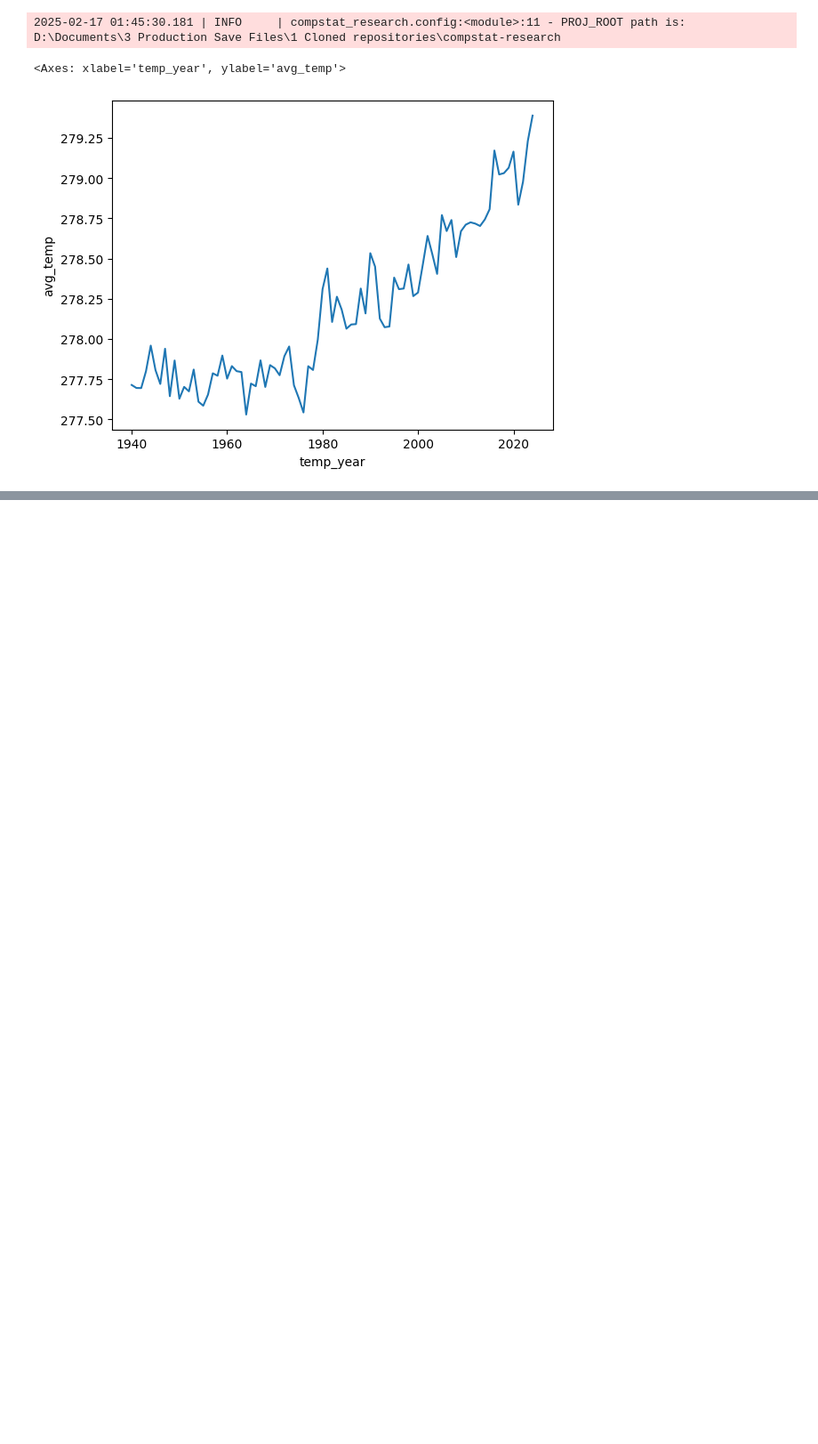
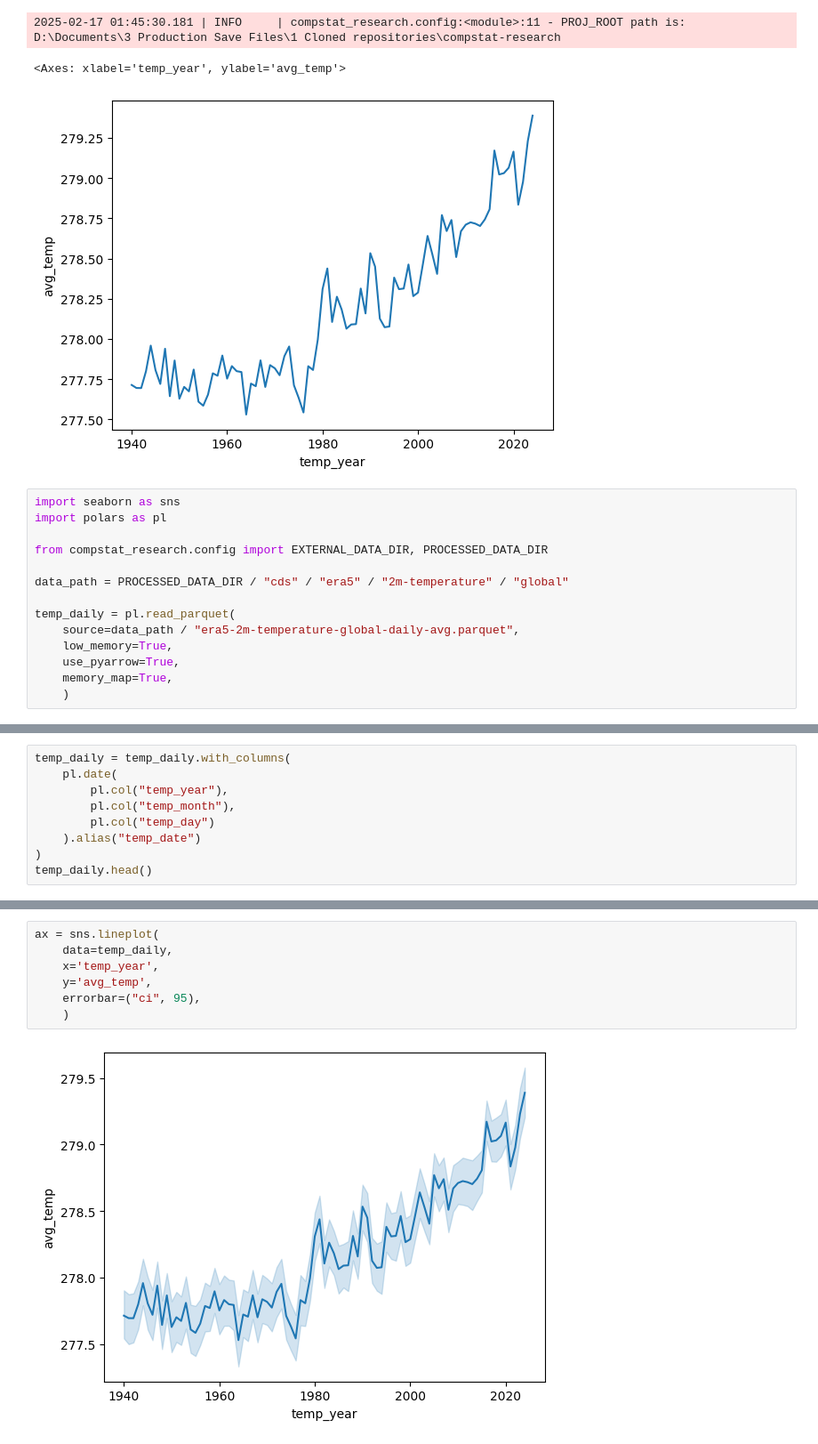
Before and after one commit to iragca/compstat-research, a Jupyter notebook: notebooks/1.1-iragca-cds-data-eda.ipynb, the cells around one changed output, grey strips where cells are left out. Shown at 89% size. Saved outputs shown, nothing was run; the diff lists cells and outputs as text; blank space fills up the shorter version.

Commit message:
data: added daily average of temperature

```diff
--- a/notebooks/1.1-iragca-cds-data-eda.ipynb
+++ b/notebooks/1.1-iragca-cds-data-eda.ipynb
@@ -115,3 +119,17 @@ sns.lineplot(data=temp_yearly, x="temp_year", y="avg_temp")
 2025-02-17 01:45:30.181 | INFO     | compstat_research.config:<module>:11 - PROJ_ROOT path is: D:\Documents\3 Production Save Files\1 Cloned repositories\compstat-research
 <Axes: xlabel='temp_year', ylabel='avg_temp'>
 [figure]
+# %%
+import seaborn as sns
+import polars as pl
+
+from compstat_research.config import EXTERNAL_DATA_DIR, PROCESSED_DATA_DIR
+
+data_path = PROCESSED_DATA_DIR / "cds" / "era5" / "2m-temperature" / "global"
+
+temp_daily = pl.read_parquet(
+    source=data_path / "era5-2m-temperature-global-daily-avg.parquet",
+    low_memory=True,
+    use_pyarrow=True,
+    memory_map=True,
+    )
@@ -117,0 +153,9 @@ sns.lineplot(data=temp_yearly, x="temp_year", y="avg_temp")
+# %%
+temp_daily = temp_daily.with_columns(
+    pl.date(
+        pl.col("temp_year"),
+        pl.col("temp_month"),
+        pl.col("temp_day")
+    ).alias("temp_date")
+)
+temp_daily.head()
@@ -117,0 +171,9 @@ sns.lineplot(data=temp_yearly, x="temp_year", y="avg_temp")
+# %%
+ax = sns.lineplot(
+    data=temp_daily,
+    x='temp_year',
+    y='avg_temp',
+    errorbar=("ci", 95),
+    )
+# %% [output]
+[figure, added]
```
Also changed, not shown: parts of 7 cells of this notebook, 1 other file.
